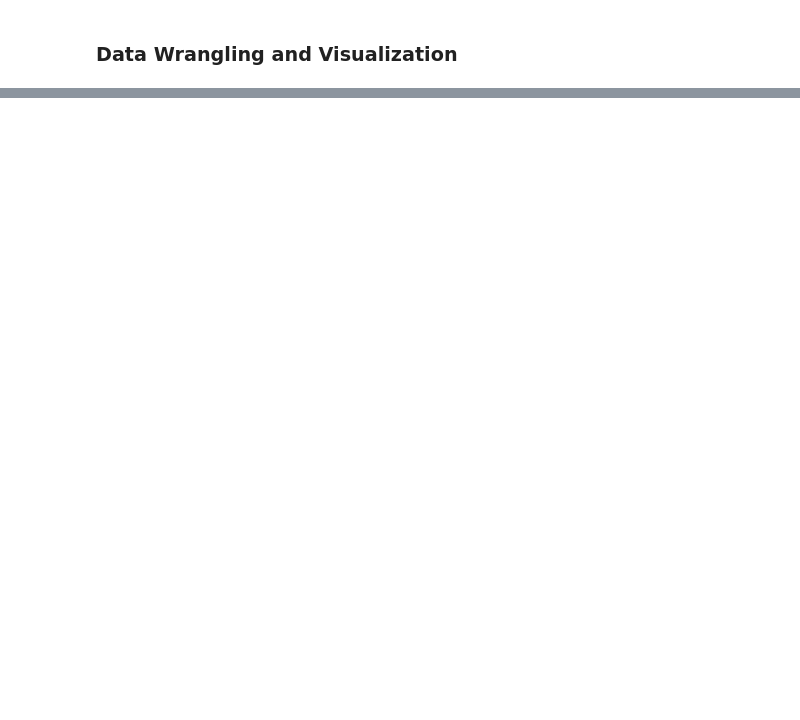
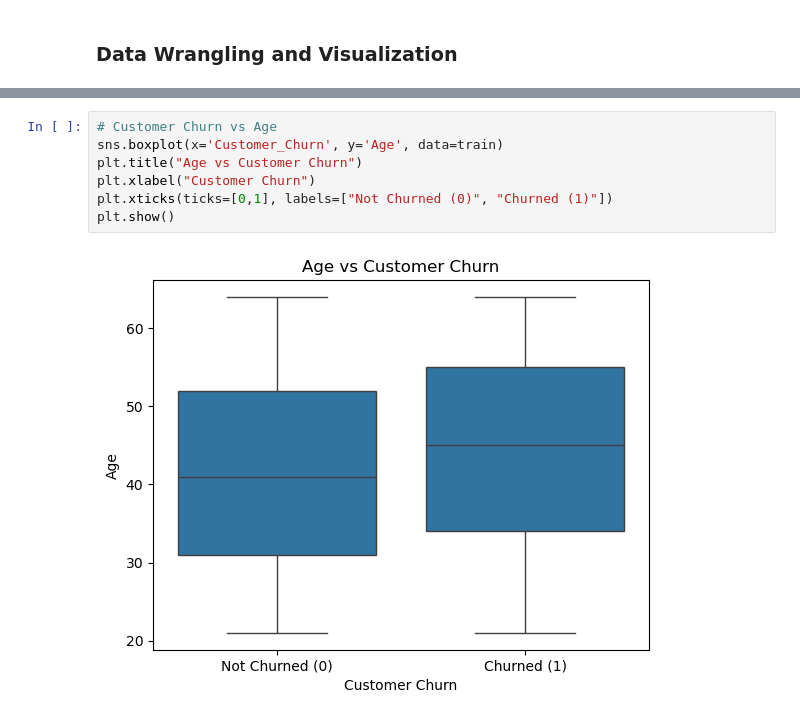
Before and after one commit to alim0118/customer-churn-predictor, a Jupyter notebook: Churn_Predictor.ipynb, the cells around one changed output, grey strips where cells are left out. Saved outputs shown, nothing was run; the diff lists cells and outputs as text; blank space fills up the shorter version.

```diff
--- a/Churn_Predictor.ipynb
+++ b/Churn_Predictor.ipynb
@@ -89,0 +182,9 @@ train.describe(include='all')
+# %%
+# Customer Churn vs Age
+sns.boxplot(x='Customer_Churn', y='Age', data=train)
+plt.title("Age vs Customer Churn")
+plt.xlabel("Customer Churn")
+plt.xticks(ticks=[0,1], labels=["Not Churned (0)", "Churned (1)"])
+plt.show()
+# %% [output]
+[figure, added]
```
Also changed, not shown: parts of 16 cells of this notebook.
